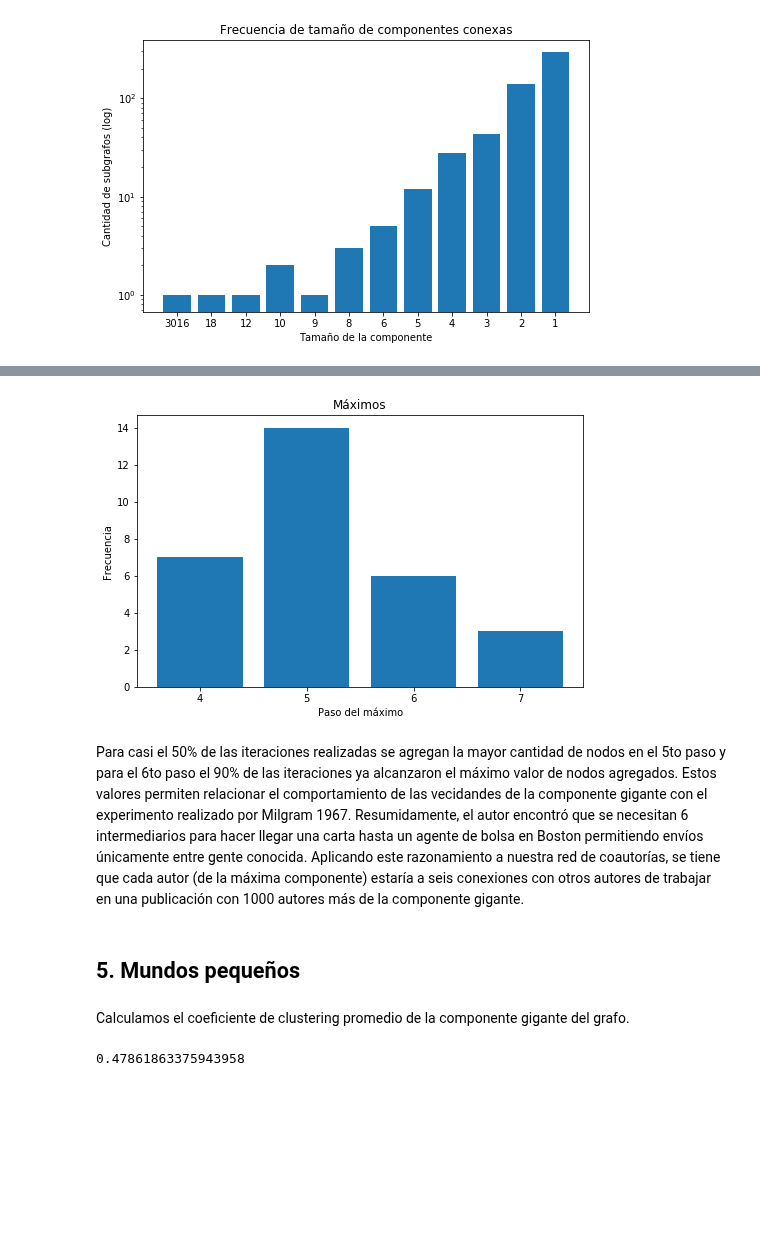
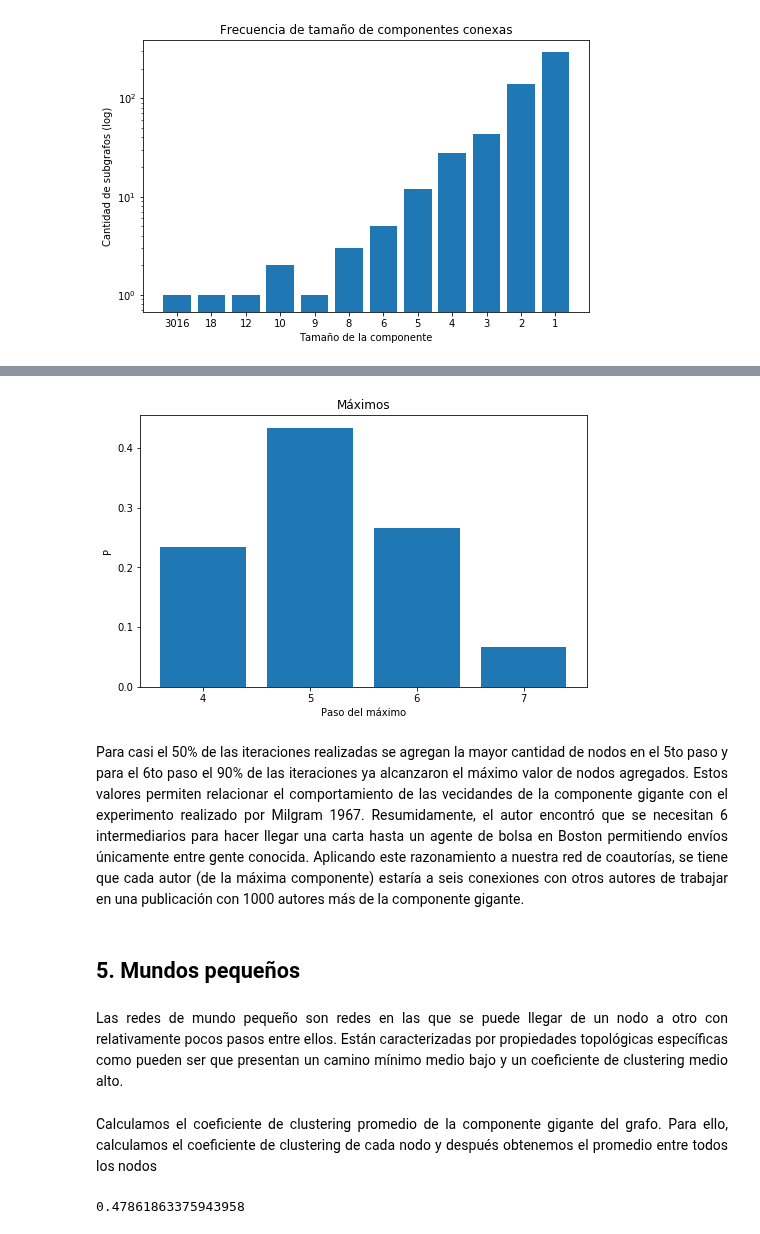
Before and after one commit to m2march/ciencia_datos, a Jupyter notebook: tp4/tp4.ipynb, the cells around one changed output, grey strips where cells are left out. Drawn from its saved outputs; the diff is of its cells as text; code cells hidden in the pictures; blank space fills up the shorter version.

```diff
--- a/tp4/tp4.ipynb
+++ b/tp4/tp4.ipynb
@@ -476,22 +385,30 @@ NameError: name 'np' is not defined
 # %%
 plt.figure(figsize=(8,5))
 count = collections.Counter(maximos)
 xm = sorted(count.keys(), reverse=False)
 ym = [count[x] for x in xm]
-bar(range(len(xm)), ym, tick_label=xm)
+bar(range(len(xm)), ym/sum(list(count.values())), tick_label=xm)
 title('Máximos')
 xlabel('Paso del máximo')
-ylabel('Frecuencia')
+ylabel('P')
 plt.show()
 # %% [output]
-[figure, old version]
+[figure, new version]
 # %% [markdown]
+<p style="text-align: justify;">
 Para casi el 50% de las iteraciones realizadas se agregan la mayor cantidad de nodos en el 5to paso y para el 6to paso el 90% de las iteraciones ya alcanzaron el máximo valor de nodos agregados. Estos valores permiten relacionar el comportamiento de las vecidandes de la componente gigante con el experimento realizado por Milgram 1967. Resumidamente, el autor encontró que se necesitan 6 intermediarios para hacer llegar una carta hasta un agente de bolsa en Boston permitiendo envíos únicamente entre gente conocida. Aplicando este razonamiento a nuestra red de coautorías, se tiene que cada autor (de la máxima componente) estaría a seis conexiones con otros autores de trabajar en una publicación con 1000 autores más de la componente gigante.
+</p>
 # %% [markdown]
 <a name="mundospequeños"></a>
 ##  5. Mundos pequeños
-# %% [markdown]
-Calculamos el coeficiente de clustering promedio de la componente gigante del grafo.
+# %% [markdown]
+<p style="text-align: justify;">
+Las redes de mundo pequeño son redes en las que se puede llegar de un nodo a otro con relativamente pocos pasos entre ellos. Están caracterizadas por propiedades topológicas específicas como pueden ser que presentan un camino mínimo medio bajo y un coeficiente de clustering medio alto.
+</p>
+# %% [markdown]
+<p style="text-align: justify;">
+Calculamos el coeficiente de clustering promedio de la componente gigante del grafo. Para ello, calculamos el coeficiente de clustering de cada nodo y después obtenemos el promedio entre todos los nodos
+</p>
 # %%
 cc = nx.clustering(giant_component)
 # %%
```
Also changed, not shown: parts of 76 cells of this notebook, 1 other file.
